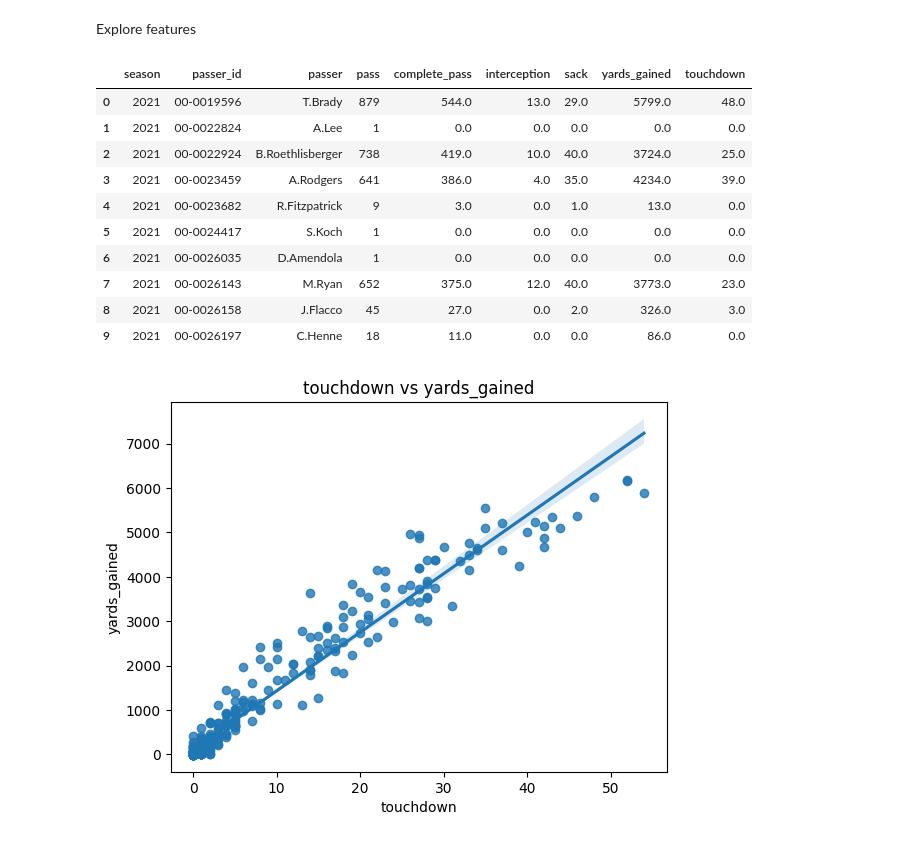
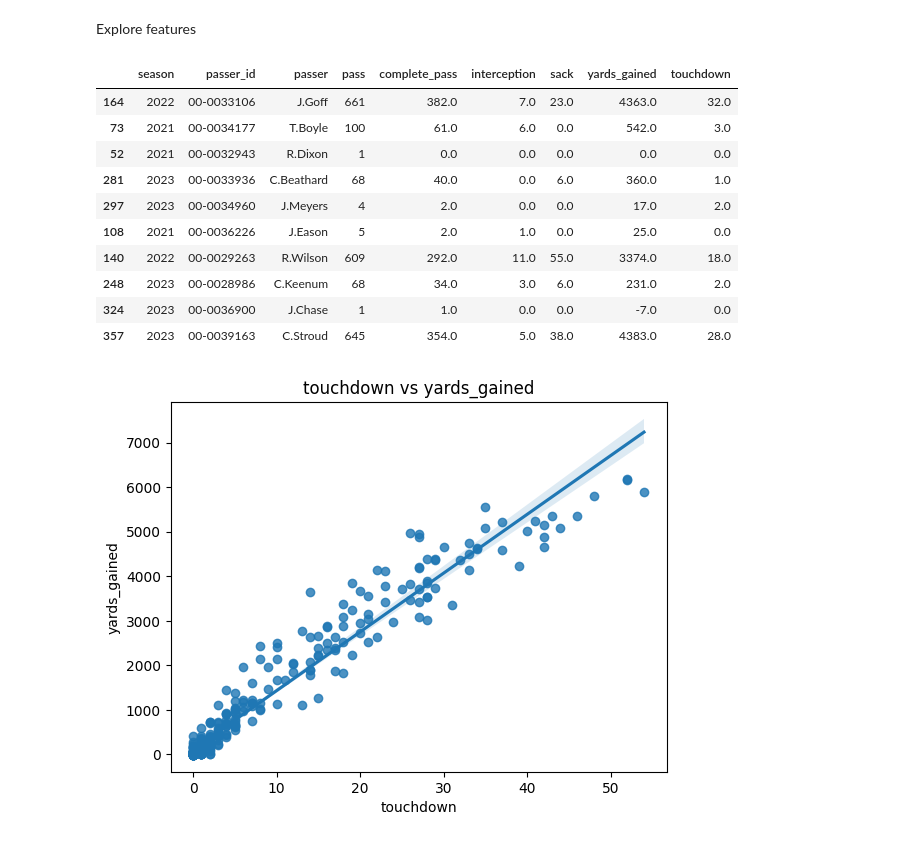
Before and after one commit to SMargalef/nfl-predict-touchdowns, a Jupyter notebook: predict-nfl-touchdowns.ipynb, the cells around one changed output. Saved outputs shown, nothing was run; the diff lists cells and outputs as text; code cells hidden in the pictures.

```diff
--- a/predict-nfl-touchdowns.ipynb
+++ b/predict-nfl-touchdowns.ipynb
@@ -14,9 +14,9 @@ Loading data
 * Load in CSV(2021,2022,2023)
 # %%
 # Load data into a list
-data_files = [".../data/play_by_play_2021.csv",
-              ".../data/play_by_play_2022.csv",
-              ".../data/play_by_play_2023.csv"]
+data_files = ["../data/play_by_play_2021.csv",
+              "../data/play_by_play_2022.csv",
+              "../data/play_by_play_2023.csv"]
 
 print(data_files)
 # %%
@@ -70,33 +76,33 @@ Explore features
 # %%
 # Basic quarterback stats
 qb_feats = ['season', 'passer_id', 'passer', 'pass',
             'complete_pass', 'interception',
             'sack', 'yards_gained', 'touchdown']
 
 # Group by season and passar
 groupby_feats = ['season', 'passer_id', 'passer']
 
 # Group by and aggregate the sum
 qb_df = (df
          .loc[:, qb_feats]
          .groupby(groupby_feats,
                   as_index=False)
         .sum())
 
 # Print the first 10 rows of the dataframe
-qb_df.head(10)
+qb_df.sample(10)
 # %% [output]
 |  | season | passer_id | passer | pass | complete_pass | interception | sack | yards_gained | touchdown |
-| 0 | 2021 | 00-0019596 | T.Brady | 879 | 544.0 | 13.0 | 29.0 | 5799.0 | 48.0 |
-| 1 | 2021 | 00-0022824 | A.Lee | 1 | 0.0 | 0.0 | 0.0 | 0.0 | 0.0 |
-| 2 | 2021 | 00-0022924 | B.Roethlisberger | 738 | 419.0 | 10.0 | 40.0 | 3724.0 | 25.0 |
-| 3 | 2021 | 00-0023459 | A.Rodgers | 641 | 386.0 | 4.0 | 35.0 | 4234.0 | 39.0 |
-| 4 | 2021 | 00-0023682 | R.Fitzpatrick | 9 | 3.0 | 0.0 | 1.0 | 13.0 | 0.0 |
-| 5 | 2021 | 00-0024417 | S.Koch | 1 | 0.0 | 0.0 | 0.0 | 0.0 | 0.0 |
-| 6 | 2021 | 00-0026035 | D.Amendola | 1 | 0.0 | 0.0 | 0.0 | 0.0 | 0.0 |
-| 7 | 2021 | 00-0026143 | M.Ryan | 652 | 375.0 | 12.0 | 40.0 | 3773.0 | 23.0 |
-| 8 | 2021 | 00-0026158 | J.Flacco | 45 | 27.0 | 0.0 | 2.0 | 326.0 | 3.0 |
-| 9 | 2021 | 00-0026197 | C.Henne | 18 | 11.0 | 0.0 | 0.0 | 86.0 | 0.0 |
+| 164 | 2022 | 00-0033106 | J.Goff | 661 | 382.0 | 7.0 | 23.0 | 4363.0 | 32.0 |
+| 73 | 2021 | 00-0034177 | T.Boyle | 100 | 61.0 | 6.0 | 0.0 | 542.0 | 3.0 |
+| 52 | 2021 | 00-0032943 | R.Dixon | 1 | 0.0 | 0.0 | 0.0 | 0.0 | 0.0 |
+| 281 | 2023 | 00-0033936 | C.Beathard | 68 | 40.0 | 0.0 | 6.0 | 360.0 | 1.0 |
+| 297 | 2023 | 00-0034960 | J.Meyers | 4 | 2.0 | 0.0 | 0.0 | 17.0 | 2.0 |
+| 108 | 2021 | 00-0036226 | J.Eason | 5 | 2.0 | 1.0 | 0.0 | 25.0 | 0.0 |
+| 140 | 2022 | 00-0029263 | R.Wilson | 609 | 292.0 | 11.0 | 55.0 | 3374.0 | 18.0 |
+| 248 | 2023 | 00-0028986 | C.Keenum | 68 | 34.0 | 3.0 | 6.0 | 231.0 | 2.0 |
+| 324 | 2023 | 00-0036900 | J.Chase | 1 | 1.0 | 0.0 | 0.0 | -7.0 | 0.0 |
+| 357 | 2023 | 00-0039163 | C.Stroud | 645 | 354.0 | 5.0 | 38.0 | 4383.0 | 28.0 |
 # %%
 # See correlations with touchdowns
 for y in["yards_gained", "complete_pass", "pass", "interception", "sack"]:
```
Also changed, not shown: parts of 7 cells of this notebook.
